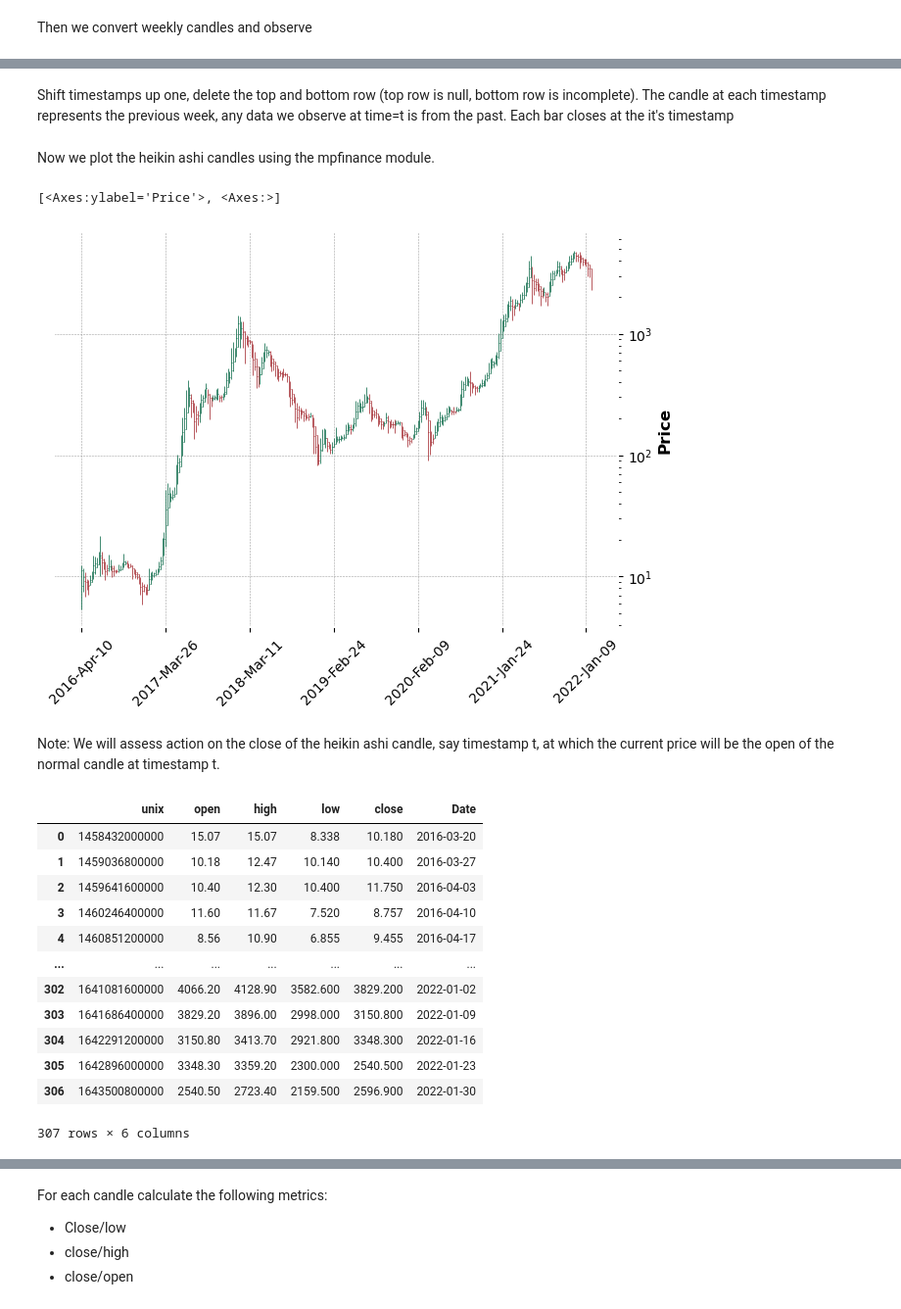
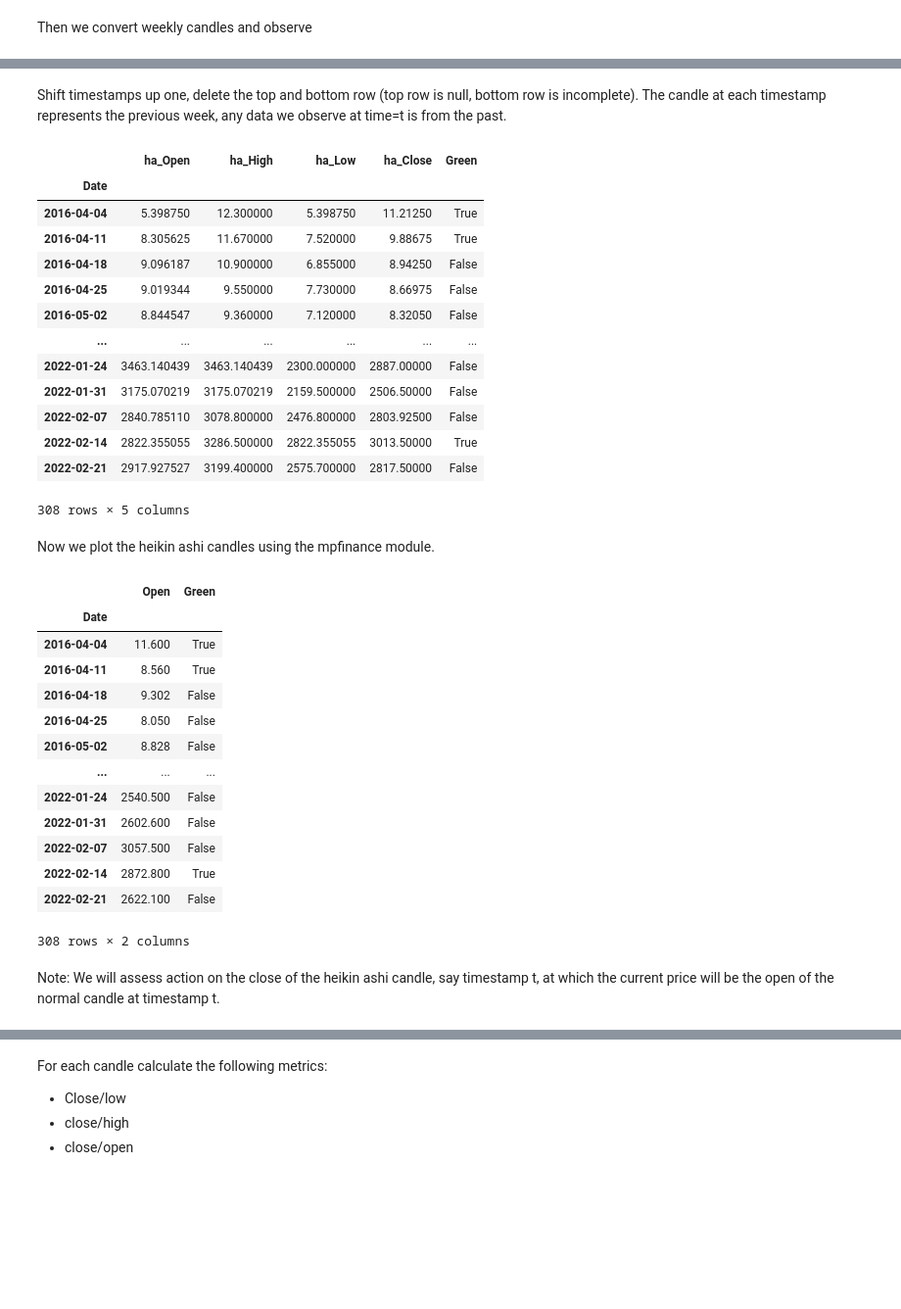
Before and after one commit to RDEvans31/saturn, a Jupyter notebook: ETH_trading_data_analysis.ipynb, the cells around one changed output, grey strips where cells are left out. Shown at 98% size. Drawn from its saved outputs; the diff is of its cells as text; code cells hidden in the pictures; blank space fills up the shorter version.

```diff
--- a/ETH_trading_data_analysis.ipynb
+++ b/ETH_trading_data_analysis.ipynb
@@ -185,22 +190,45 @@ convert_data_to_heikin_ashi(weekly_candles)
 # %% [markdown]
-Shift timestamps up one, delete the top and bottom row (top row is null, bottom row is incomplete). The candle at each timestamp represents the previous week, any data we observe at time=t is from the past. Each bar closes at the it's timestamp
+Shift timestamps up one, delete the top and bottom row (top row is null, bottom row is incomplete). The candle at each timestamp represents the previous week, any data we observe at time=t is from the past.
 # %%
 def convert_data_to_heikin_ashi_processed(data):
     timestamps, opens, closes, highs, lows  = [0], [0],[0],[0],[0]
     #initialise values
     for i in range(1,len(data)):
         timestamp, open_price, high, close, low = heikin_ashi(opens[-1], closes[-1],data.iloc[i])
         timestamps.append(timestamp)
         opens.append(open_price)
         highs.append(high)
         lows.append(low)
         closes.append(close)
 
-    candles = pd.DataFrame({'unix':timestamps,'Open':opens,'High':highs,'Low':lows,'Close':closes}).sort_values(by=['unix'], ignore_index=True)
+    candles = pd.DataFrame({'unix':timestamps,'ha_Open':opens,'ha_High':highs,'ha_Low':lows,'ha_Close':closes}).sort_values(by=['unix'], ignore_index=True)
     timestamp_df=candles['unix'].shift(periods=-1)
     candles["unix"] = timestamp_df
-    return candles.drop([0,1,len(candles)-1], axis=0)
+    candles["Date"] = pd.to_datetime(candles["unix"], unit="ms")
+    candles["Green"] = candles["ha_Close"]>candles["ha_Open"]
+    candles.drop([0,1,len(candles)-1], inplace=True)
+    candles.set_index("Date", inplace=True)
+    candles.drop("unix", axis=1, inplace=True)
+    return candles
 
-heikin_ashi_candles = convert_data_to_heikin_ashi_processed(weekly_candles)
+heikin_ashi_candles = convert_data_to_heikin_ashi_processed(weekly_candles_original)
+# weekly_candles.to_csv('weekly.csv')
+# heikin_ashi_candles.to_csv('weekly_ha.csv')
+heikin_ashi_candles
+# %% [output]
+|  | ha_Open | ha_High | ha_Low | ha_Close | Green |
+| Date |  |  |  |  |  |
+| 2016-04-04 | 5.398750 | 12.300000 | 5.398750 | 11.21250 | True |
+| 2016-04-11 | 8.305625 | 11.670000 | 7.520000 | 9.88675 | True |
+| 2016-04-18 | 9.096187 | 10.900000 | 6.855000 | 8.94250 | False |
+| 2016-04-25 | 9.019344 | 9.550000 | 7.730000 | 8.66975 | False |
+| 2016-05-02 | 8.844547 | 9.360000 | 7.120000 | 8.32050 | False |
+| ... | ... | ... | ... | ... | ... |
+| 2022-01-24 | 3463.140439 | 3463.140439 | 2300.000000 | 2887.00000 | False |
+| 2022-01-31 | 3175.070219 | 3175.070219 | 2159.500000 | 2506.50000 | False |
+| 2022-02-07 | 2840.785110 | 3078.800000 | 2476.800000 | 2803.92500 | False |
+| 2022-02-14 | 2822.355055 | 3286.500000 | 2822.355055 | 3013.50000 | True |
+| 2022-02-21 | 2917.927527 | 3199.400000 | 2575.700000 | 2817.50000 | False |
+308 rows × 5 columns
 # %% [markdown]
 Now we plot the heikin ashi candles using the mpfinance module.
@@ -210,26 +235,25 @@ heikin_ashi_candles["Date"] = pd.to_datetime(heikin_ashi_candles["unix"], unit="
-# %%
-# heikin_ashi_candles.set_index('Date', inplace=True)
-heikin_ashi_candles
-fig, ax = mpf.plot(heikin_ashi_candles, style='charles', returnfig=True)
-ax[0].set_yscale('log')
-# %% [output]
-[<Axes:ylabel='Price'>, <Axes:>]
-[figure, removed]
+# %%
+# weekly_candles.drop(labels=["unix"], inplace=True)
+# heikin_ashi_candles.drop(labels=["unix"], inplace=True)
+# heikin_ashi_candles=heikin_ashi_candles.drop(["unix"], axis=1)
+trimmed_weekly=weekly_candles[3:]
+combnined_df=pd.concat([trimmed_weekly, heikin_ashi_candles], axis=1)
+testing_df_weekly = combnined_df.loc[:,["Open", "Green"]]
+testing_df_weekly
+# %% [output]
+|  | Open | Green |
+| Date |  |  |
+| 2016-04-04 | 11.600 | True |
+| 2016-04-11 | 8.560 | True |
+| 2016-04-18 | 9.302 | False |
+| 2016-04-25 | 8.050 | False |
+| 2016-05-02 | 8.828 | False |
+| ... | ... | ... |
+| 2022-01-24 | 2540.500 | False |
+| 2022-01-31 | 2602.600 | False |
+| 2022-02-07 | 3057.500 | False |
+| 2022-02-14 | 2872.800 | True |
+| 2022-02-21 | 2622.100 | False |
+308 rows × 2 columns
 # %% [markdown]
 Note: We will assess action on the close of the heikin ashi candle, say timestamp t, at which the current price will be the open of the normal candle at timestamp t.
-# %%
-weekly_candles
-# %% [output]
-|  | unix | open | high | low | close | Date |
-| 0 | 1458432000000 | 15.07 | 15.07 | 8.338 | 10.180 | 2016-03-20 |
-| 1 | 1459036800000 | 10.18 | 12.47 | 10.140 | 10.400 | 2016-03-27 |
-| 2 | 1459641600000 | 10.40 | 12.30 | 10.400 | 11.750 | 2016-04-03 |
-| 3 | 1460246400000 | 11.60 | 11.67 | 7.520 | 8.757 | 2016-04-10 |
-| 4 | 1460851200000 | 8.56 | 10.90 | 6.855 | 9.455 | 2016-04-17 |
-| ... | ... | ... | ... | ... | ... | ... |
-| 302 | 1641081600000 | 4066.20 | 4128.90 | 3582.600 | 3829.200 | 2022-01-02 |
-| 303 | 1641686400000 | 3829.20 | 3896.00 | 2998.000 | 3150.800 | 2022-01-09 |
-| 304 | 1642291200000 | 3150.80 | 3413.70 | 2921.800 | 3348.300 | 2022-01-16 |
-| 305 | 1642896000000 | 3348.30 | 3359.20 | 2300.000 | 2540.500 | 2022-01-23 |
-| 306 | 1643500800000 | 2540.50 | 2723.40 | 2159.500 | 2596.900 | 2022-01-30 |
-307 rows × 6 columns
```
Also changed, not shown: parts of 22 cells of this notebook, 3 other files.
